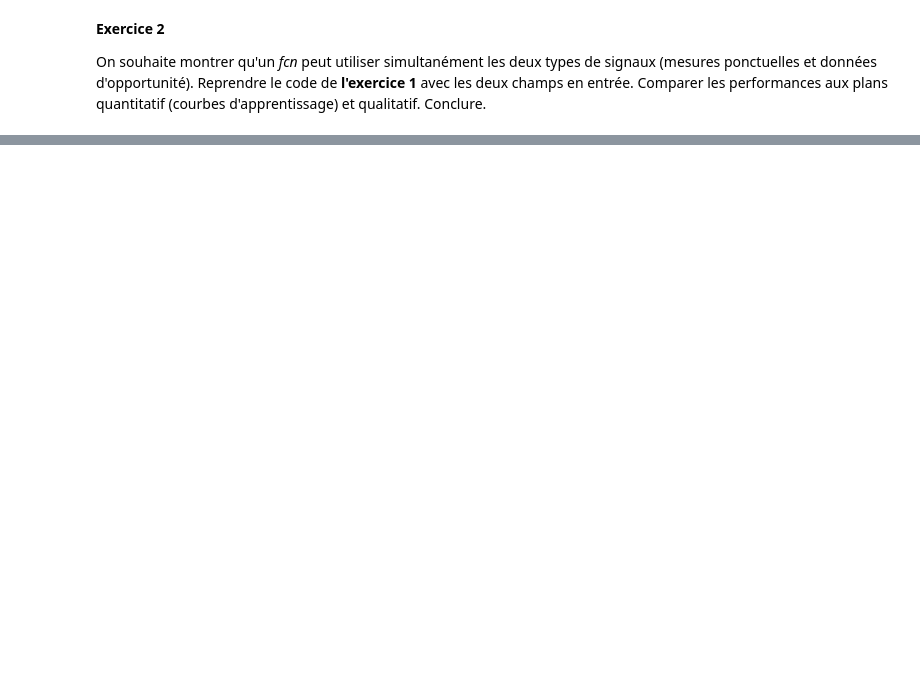
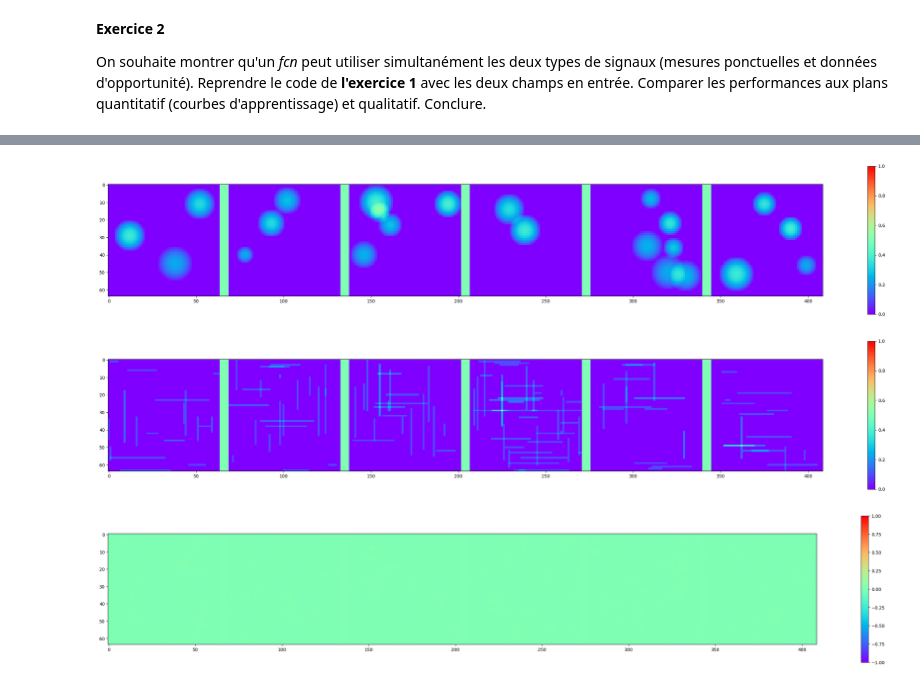
Before and after one commit to jramassa/ml-student, a Jupyter notebook: Past_exams/2023_session_1/enonce/BE_probleme_partieI.ipynb, the cells around one changed output, grey strips where cells are left out. Cells and saved outputs as stored; diff of their text form; code cells hidden in the pictures; blank space fills up the shorter version.

```diff
--- a/Past_exams/2023_session_1/enonce/BE_probleme_partieI.ipynb
+++ b/Past_exams/2023_session_1/enonce/BE_probleme_partieI.ipynb
@@ -154,0 +333,30 @@ Reprendre le code de **l'exercice 1** avec les deux champs en entrée. Comparer
+# %%
+batch_size = 6
+p = 0.5 / 100
+target, partial_input, input  = gen_image_with_integrated_signals(batch_size, p)
+
+
+fig1 = plt.figure(1, figsize=(36, 6))
+# champ T
+voir_batch2D(full_target, 6, fig1, k=0, min_scale=0, max_scale=1)
+
+# représentation des données d'opportunité par des segments
+fig3 = plt.figure(3, figsize=(36, 6))
+voir_batch2D(integrated_signals, 6, fig3, k=0, min_scale=0, max_scale=1)
+
+fcn.eval()
+
+input = torch.cat((input, partial_input), dim = 1)
+
+input = input.cuda()
+
+output = fcn(input)
+
+output = output.cpu().detach()
+
+fig4 = plt.figure(4, figsize = (36, 6))
+voir_batch2D(output, 6, fig3, k=0, min_scale=-1, max_scale=1)
+# %% [output]
+[figure, added]
+[figure, added]
+[figure, added]
```
Also changed, not shown: parts of 15 cells of this notebook.
